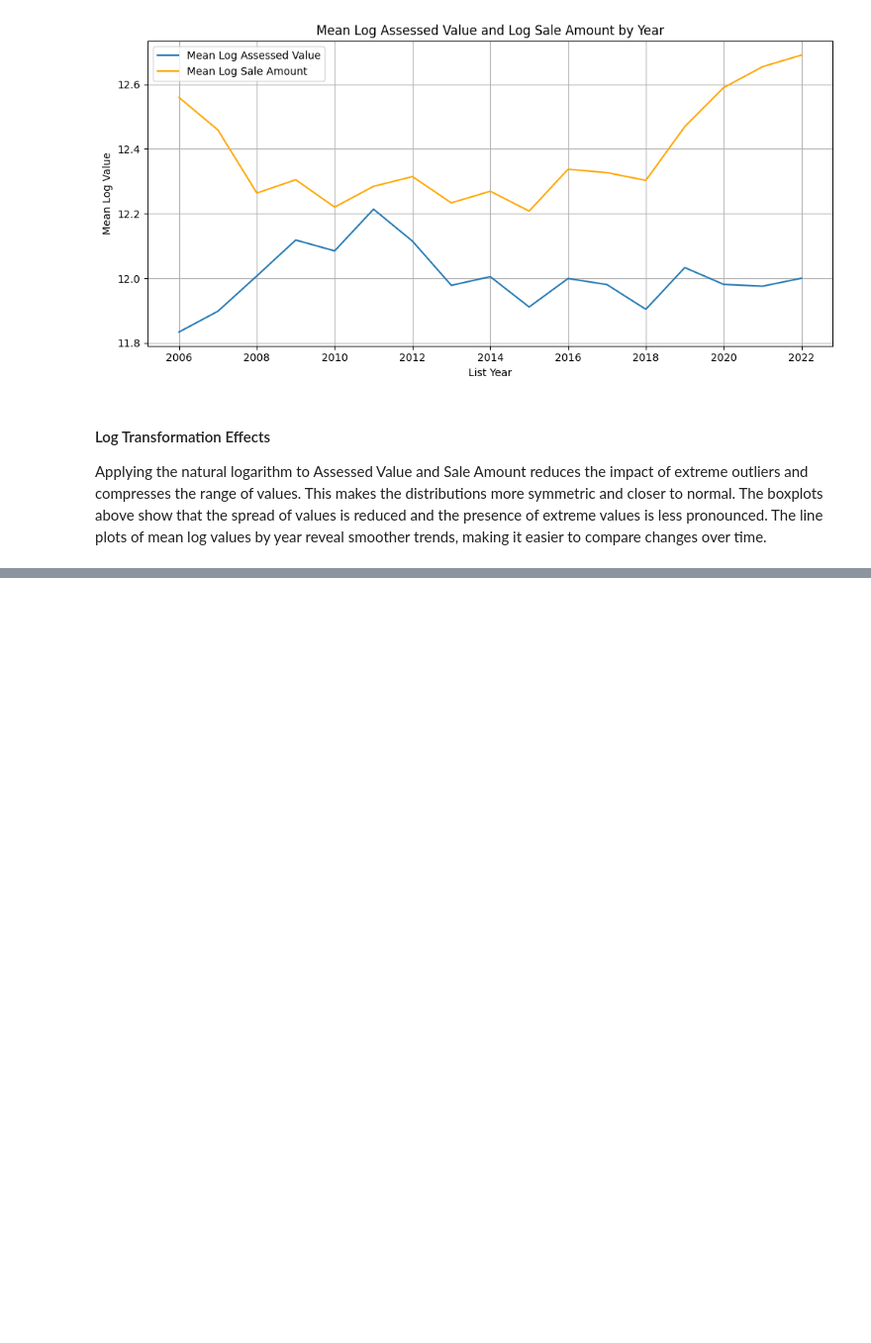
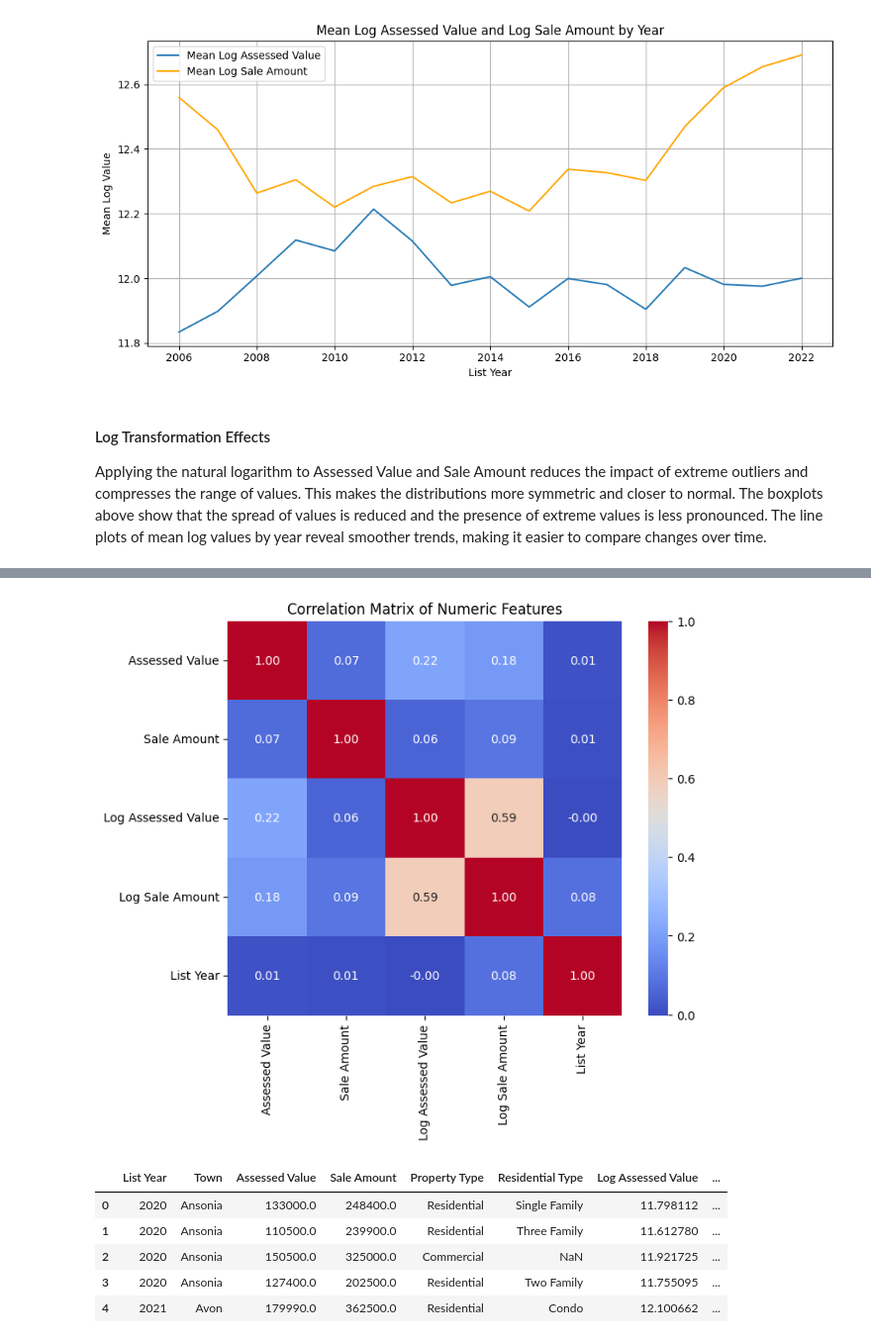
Before and after one commit to The-Fool-cmd/Real-Estate-ML, a Jupyter notebook: part_2.ipynb, the cells around one changed output, grey strips where cells are left out. Shown at 99% size. Drawn from its saved outputs; the diff is of its cells as text; code cells hidden in the pictures; blank space fills up the shorter version.

```diff
--- a/part_2.ipynb
+++ b/part_2.ipynb
@@ -252,0 +289,18 @@ Applying the natural logarithm to Assessed Value and Sale Amount reduces the imp
+# %%
+# Compute and plot the correlation matrix for numeric features
+numeric_cols = ['Assessed Value', 'Sale Amount', 'Log Assessed Value', 'Log Sale Amount', 'List Year']
+corr_matrix = df[numeric_cols].corr()
+
+plt.figure(figsize=(8, 6))
+sns.heatmap(corr_matrix, annot=True, cmap='coolwarm', fmt='.2f', square=True)
+plt.title('Correlation Matrix of Numeric Features')
+plt.show()
+display(df.head())
+# %% [output]
+[figure, added]
+|  | List Year | Town | Assessed Value | Sale Amount | Property Type | Residential Type | Log Assessed Value | ... |
+| 0 | 2020 | Ansonia | 133000.0 | 248400.0 | Residential | Single Family | 11.798112 | ... |
+| 1 | 2020 | Ansonia | 110500.0 | 239900.0 | Residential | Three Family | 11.612780 | ... |
+| 2 | 2020 | Ansonia | 150500.0 | 325000.0 | Commercial | NaN | 11.921725 | ... |
+| 3 | 2020 | Ansonia | 127400.0 | 202500.0 | Residential | Two Family | 11.755095 | ... |
+| 4 | 2021 | Avon | 179990.0 | 362500.0 | Residential | Condo | 12.100662 | ... |
```
Also changed, not shown: parts of 19 cells of this notebook.
